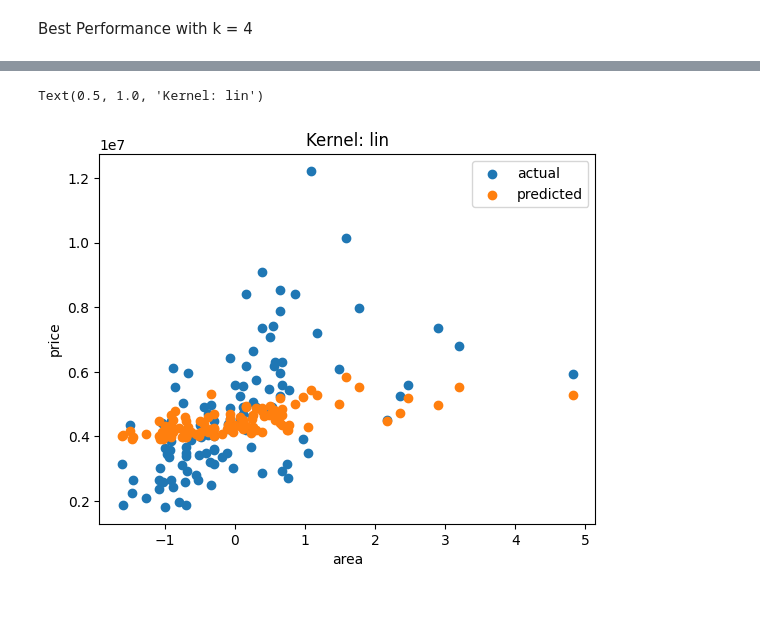
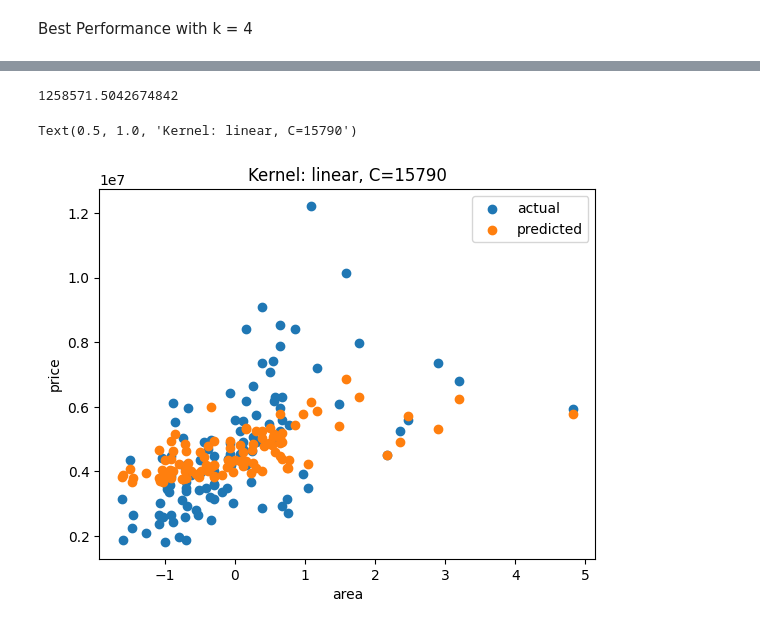
Before and after one commit to swetzel1/introduction_to_ml, a Jupyter notebook: hw4/hw4_p2.ipynb, the cells around one changed output, grey strips where cells are left out. Drawn from its saved outputs; the diff is of its cells as text; code cells hidden in the pictures.

```diff
--- a/hw4/hw4_p2.ipynb
+++ b/hw4/hw4_p2.ipynb
@@ -226,8 +209,11 @@ pc_val = pca.fit_transform(x_val)
 
 # Fit regression model
 svr_rbf  = SVR(kernel='rbf', C=1e3, gamma=0.1)
-svr_lin  = SVR(kernel='linear', C=1e3)
 svr_poly = SVR(kernel='poly', C=1e3, degree=2)
+
+
+svr_lin  = SVR(kernel='linear', C=2e3) #optimzing C parameter
+
 
 y_rbf  = svr_rbf.fit(pc_train, y_train).predict(pc_val)
 y_lin  = svr_lin.fit(pc_train, y_train).predict(pc_val)
@@ -237,4 +223,4 @@ mse = np.zeros(3)
 mse[0] = mean_squared_error(y_val, y_rbf)
 mse[1] = mean_squared_error(y_val, y_lin)
 mse[2] = mean_squared_error(y_val, y_poly)
-smse = np.sqrt(mse)
+rmse = np.sqrt(mse)
@@ -249,14 +269,23 @@ Text(0, 0.5, 'sqrt(MSE)')
+# %%
+clf = SVR(kernel='linear', C=cvals[7])
+clf.fit(pc_train, y_train)
+y_pred = clf.predict(pc_val)
+mse = mean_squared_error(y_val, y_pred)
+rmse = np.sqrt(mse)
+rmse
+# %% [output]
+1258571.5042674842
 # %%
 #plot in 2D-space with only output against one input feature
 #x-area, y-price
 
-plt.scatter(x_val[ :,1], y_val, label='actual') #is index 1 really area???
+plt.scatter(x_val[ :,1], y_val, label='actual') #is index 1 area?
 plt.scatter(x_val[ :,1], y_lin, label='predicted')
 
 plt.xlabel('area')
 plt.ylabel('price')
 plt.legend()
-plt.title('Kernel: lin')
+plt.title('Kernel: linear, C=15790')
 # %% [output]
-Text(0.5, 1.0, 'Kernel: lin')
+Text(0.5, 1.0, 'Kernel: linear, C=15790')
-[figure, old version]
+[figure, new version]
```
Also changed, not shown: parts of 14 cells of this notebook.
